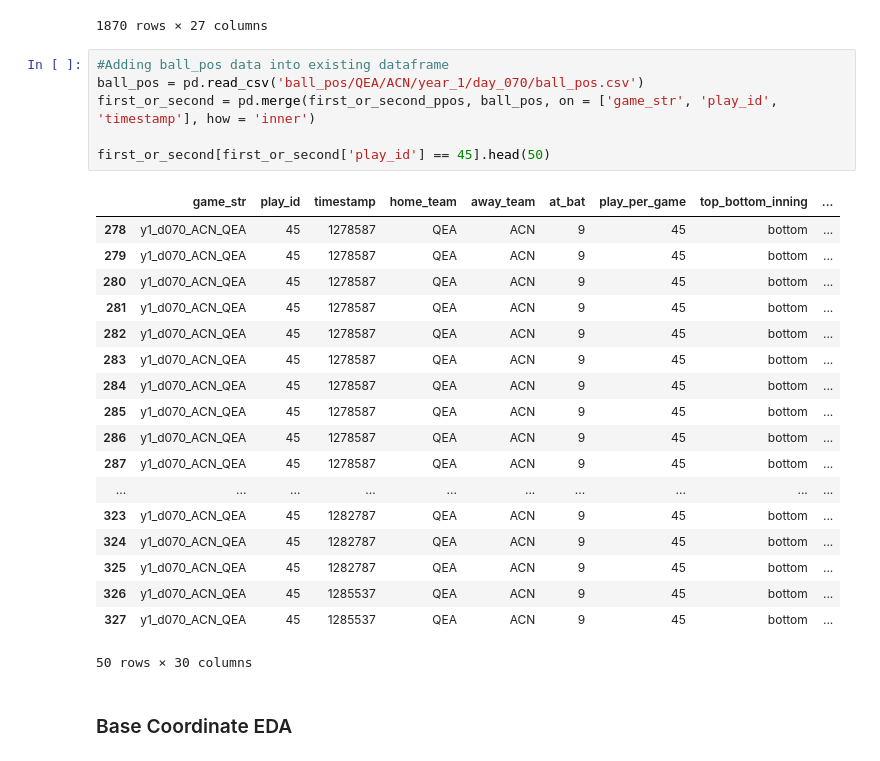
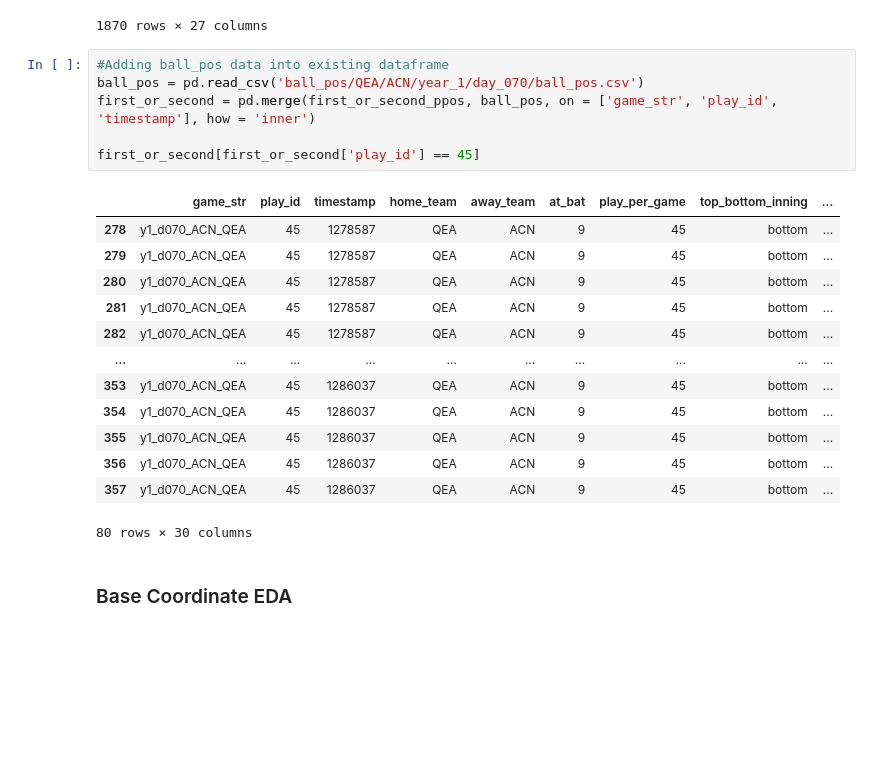
Before and after one commit to alexfrederick1/The-Man-in-the-Middle, a Jupyter notebook: extra_base.ipynb, the cells around one changed output. Saved outputs shown, nothing was run; the diff lists cells and outputs as text; blank space fills up the shorter version.

```diff
--- a/extra_base.ipynb
+++ b/extra_base.ipynb
@@ -185,28 +185,23 @@ first_or_second_ppos
 # %%
 #Adding ball_pos data into existing dataframe
 ball_pos = pd.read_csv('ball_pos/QEA/ACN/year_1/day_070/ball_pos.csv')
 first_or_second = pd.merge(first_or_second_ppos, ball_pos, on = ['game_str', 'play_id', 'timestamp'], how = 'inner')
 
-first_or_second[first_or_second['play_id'] == 45].head(50)
+first_or_second[first_or_second['play_id'] == 45]
 # %% [output]
 |  | game_str | play_id | timestamp | home_team | away_team | at_bat | play_per_game | top_bottom_inning | ... |
 | 278 | y1_d070_ACN_QEA | 45 | 1278587 | QEA | ACN | 9 | 45 | bottom | ... |
 | 279 | y1_d070_ACN_QEA | 45 | 1278587 | QEA | ACN | 9 | 45 | bottom | ... |
 | 280 | y1_d070_ACN_QEA | 45 | 1278587 | QEA | ACN | 9 | 45 | bottom | ... |
 | 281 | y1_d070_ACN_QEA | 45 | 1278587 | QEA | ACN | 9 | 45 | bottom | ... |
 | 282 | y1_d070_ACN_QEA | 45 | 1278587 | QEA | ACN | 9 | 45 | bottom | ... |
-| 283 | y1_d070_ACN_QEA | 45 | 1278587 | QEA | ACN | 9 | 45 | bottom | ... |
-| 284 | y1_d070_ACN_QEA | 45 | 1278587 | QEA | ACN | 9 | 45 | bottom | ... |
-| 285 | y1_d070_ACN_QEA | 45 | 1278587 | QEA | ACN | 9 | 45 | bottom | ... |
-| 286 | y1_d070_ACN_QEA | 45 | 1278587 | QEA | ACN | 9 | 45 | bottom | ... |
-| 287 | y1_d070_ACN_QEA | 45 | 1278587 | QEA | ACN | 9 | 45 | bottom | ... |
 | ... | ... | ... | ... | ... | ... | ... | ... | ... | ... |
-| 323 | y1_d070_ACN_QEA | 45 | 1282787 | QEA | ACN | 9 | 45 | bottom | ... |
-| 324 | y1_d070_ACN_QEA | 45 | 1282787 | QEA | ACN | 9 | 45 | bottom | ... |
-| 325 | y1_d070_ACN_QEA | 45 | 1282787 | QEA | ACN | 9 | 45 | bottom | ... |
-| 326 | y1_d070_ACN_QEA | 45 | 1285537 | QEA | ACN | 9 | 45 | bottom | ... |
-| 327 | y1_d070_ACN_QEA | 45 | 1285537 | QEA | ACN | 9 | 45 | bottom | ... |
+| 353 | y1_d070_ACN_QEA | 45 | 1286037 | QEA | ACN | 9 | 45 | bottom | ... |
+| 354 | y1_d070_ACN_QEA | 45 | 1286037 | QEA | ACN | 9 | 45 | bottom | ... |
+| 355 | y1_d070_ACN_QEA | 45 | 1286037 | QEA | ACN | 9 | 45 | bottom | ... |
+| 356 | y1_d070_ACN_QEA | 45 | 1286037 | QEA | ACN | 9 | 45 | bottom | ... |
+| 357 | y1_d070_ACN_QEA | 45 | 1286037 | QEA | ACN | 9 | 45 | bottom | ... |
-50 rows × 30 columns
+80 rows × 30 columns
 # %% [markdown]
 ### Base Coordinate EDA
 # %% [markdown]
```
Also changed, not shown: parts of 3 cells of this notebook.
